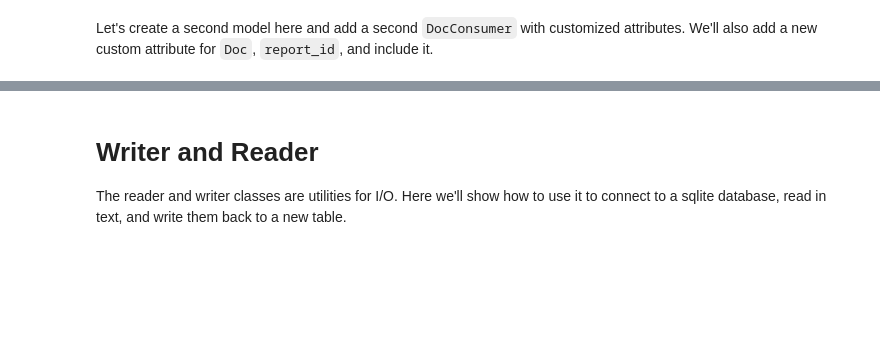
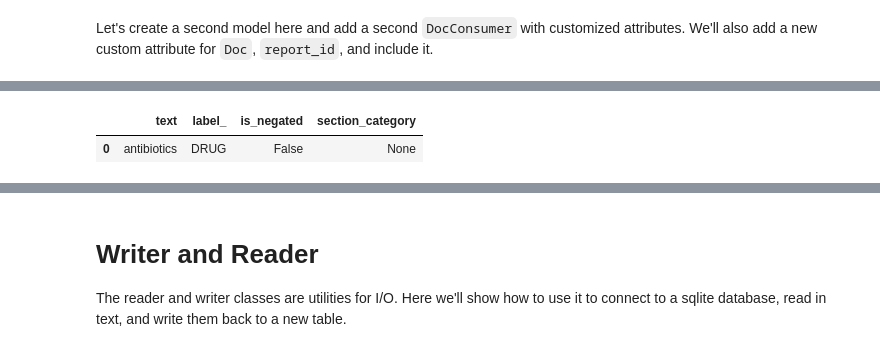
Before and after one commit to medspacy/medspacy, a Jupyter notebook: notebooks/12-IO.ipynb, the cells around one changed output, grey strips where cells are left out. Saved outputs shown, nothing was run; the diff lists cells and outputs as text; code cells hidden in the pictures; blank space fills up the shorter version.

```diff
--- a/notebooks/12-IO.ipynb
+++ b/notebooks/12-IO.ipynb
@@ -171,4 +333,7 @@ doc_consumer2(doc2)
 # %%
-doc2._.to_dataframe("ent")
+doc2._.to_dataframe("ents")
+# %% [output]
+|  | text | label_ | is_negated | section_category |
+| 0 | antibiotics | DRUG | False | None |
 # %%
 doc2._.to_dataframe("doc")
```
Also changed, not shown: parts of 47 cells of this notebook, 3 other files.
